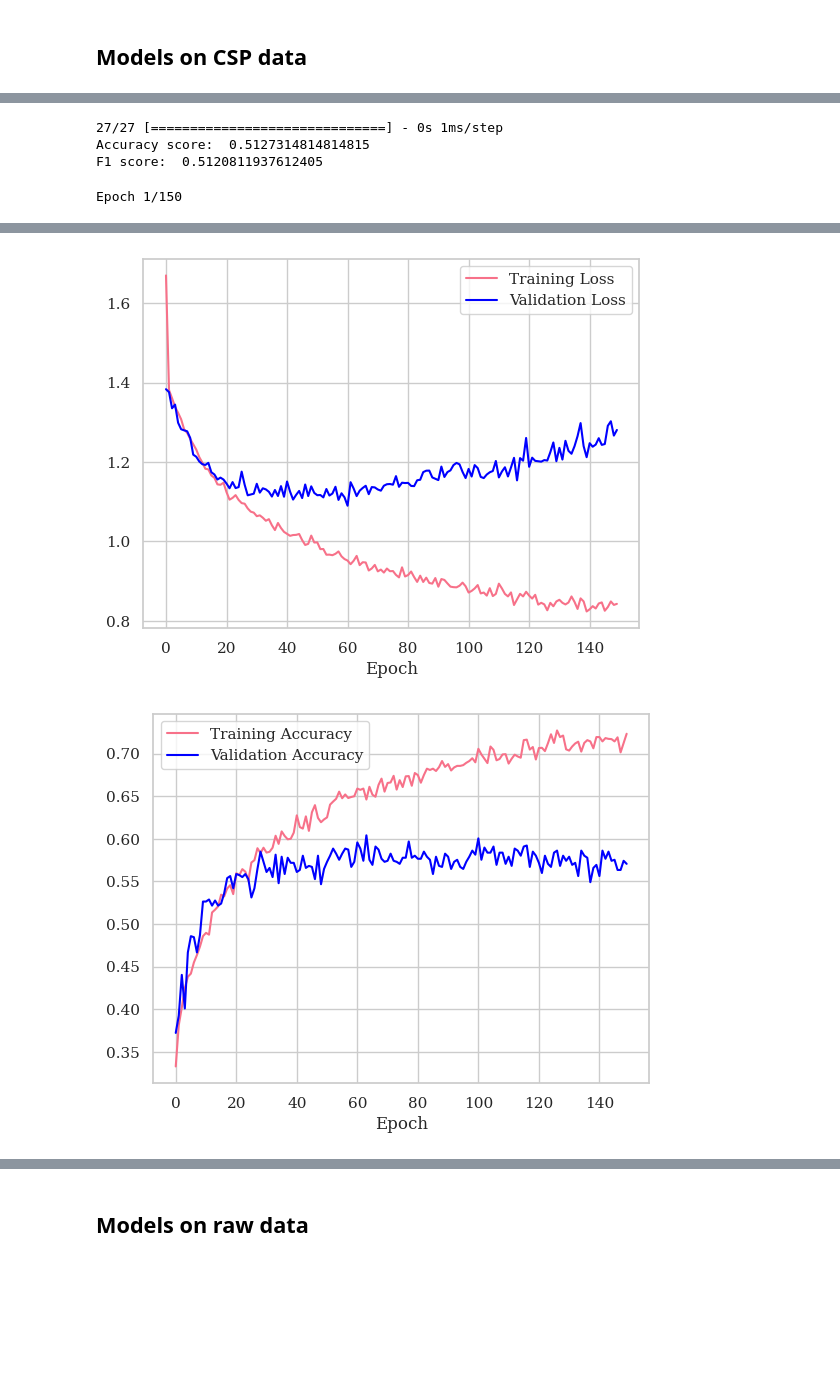
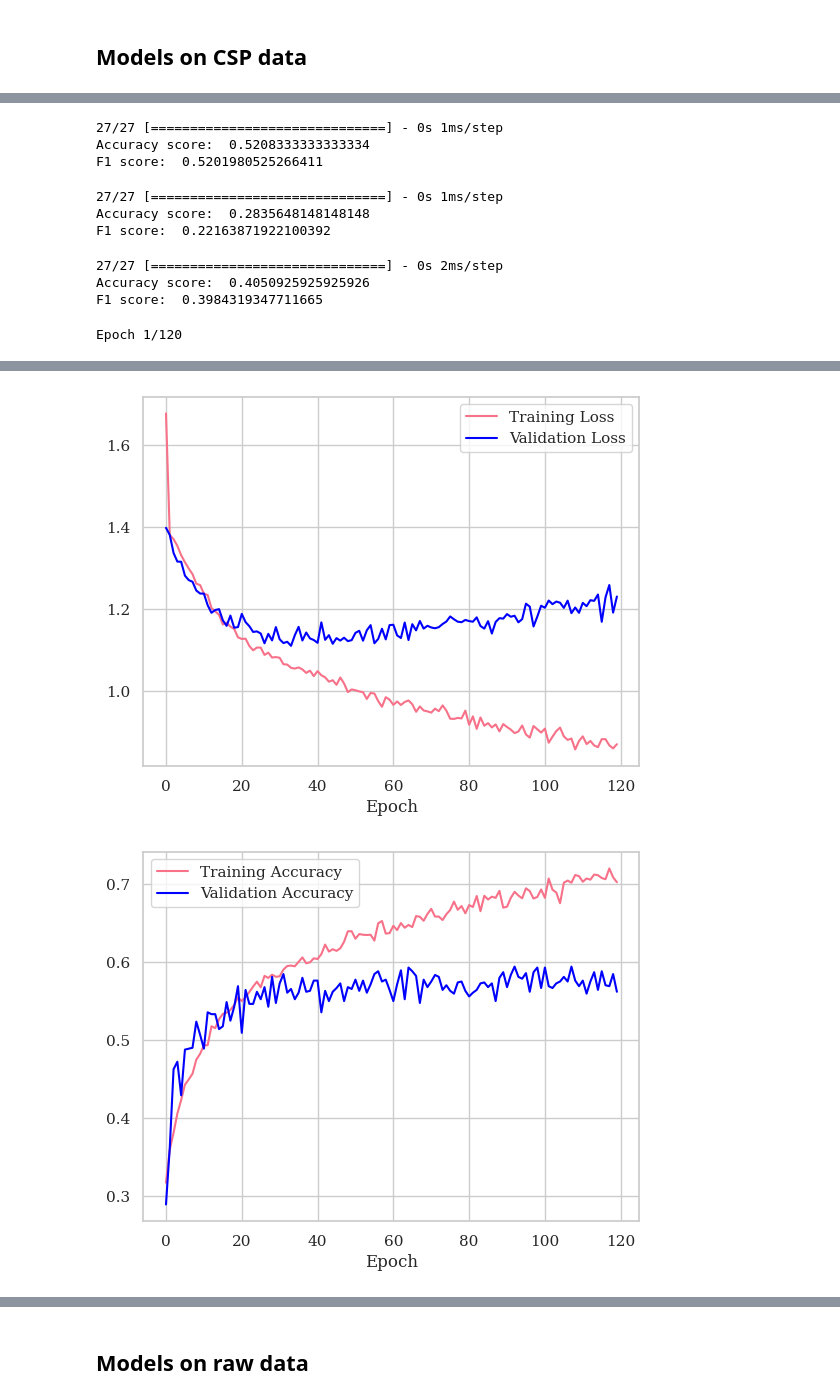
Before and after one commit to sam189239/EEG-MI-Benchmarking, a Jupyter notebook: code/bci_main_9+3.ipynb, the cells around one changed output, grey strips where cells are left out. Drawn from its saved outputs; the diff is of its cells as text; code cells hidden in the pictures; blank space fills up the shorter version.

```diff
--- a/code/bci_main_9+3.ipynb
+++ b/code/bci_main_9+3.ipynb
@@ -1125,3 +1138,5 @@ Epoch 150/150
+# %%
+mlp_csp = keras.models.load_model('models/mlp_csp.h5')
 # %%
 pred = mlp_csp.predict(X_TEST_CSP)
 print("Accuracy score: ", accuracy_score(np.argmax(y_out_test, 1), np.argmax(pred, axis=1)))
@@ -1156,11 +1188,29 @@ Epoch 150/150
+# %%
+cnn_csp = keras.models.load_model('models/cnn_csp.h5')
 # %%
 pred = cnn_csp.predict(X_TEST_CSP)
 print("Accuracy score: ", accuracy_score(np.argmax(y_out_test, 1), np.argmax(pred, axis=1)))
 print("F1 score: ", f1_score(np.argmax(y_out_test, 1), np.argmax(pred, axis=1), average='weighted'))
 # %% [output]
 27/27 [==============================] - 0s 1ms/step
-Accuracy score:  0.5127314814814815
-F1 score:  0.5120811937612405
+Accuracy score:  0.5208333333333334
+F1 score:  0.5201980525266411
+# %%
+pred = cnn_csp.predict(X_TEST_CSP_NOISE)
+print("Accuracy score: ", accuracy_score(np.argmax(y_out_test, 1), np.argmax(pred, axis=1)))
+print("F1 score: ", f1_score(np.argmax(y_out_test, 1), np.argmax(pred, axis=1), average='weighted'))
+# %% [output]
+27/27 [==============================] - 0s 1ms/step
+Accuracy score:  0.2835648148148148
+F1 score:  0.22163871922100392
+# %%
+pred = cnn_csp.predict(X_TEST_CSP_NOISE_2)
+print("Accuracy score: ", accuracy_score(np.argmax(y_out_test, 1), np.argmax(pred, axis=1)))
+print("F1 score: ", f1_score(np.argmax(y_out_test, 1), np.argmax(pred, axis=1), average='weighted'))
+# %% [output]
+27/27 [==============================] - 0s 2ms/step
+Accuracy score:  0.4050925925925926
+F1 score:  0.3984319347711665
 # %%
 def build_convlstm_classifier(input_shape, num_layers=1, lr=0.001):
     classifier = Sequential()
@@ -1189,6 +1239,6 @@ def build_convlstm_classifier(input_shape, num_layers=1, lr=0.001):
     return classifier
 # %%
 convlstm_csp = build_convlstm_classifier(input_shape = (64, 1, 1), num_layers = 1)
-convlstm_csp, convlstm_csp_results = CV_train(convlstm_csp, X_CSP, X_TEST_CSP, convlstm = True, n_epochs=150)
+convlstm_csp, convlstm_csp_results = CV_train(convlstm_csp, X_CSP, X_TEST_CSP, convlstm = True, n_epochs=120)
 # %% [output]
-Epoch 1/150
+Epoch 1/120
@@ -1212,2 +1262,2 @@ WARNING:tensorflow:Model was constructed with shape (None, 64, 1, 1) for input K
-[figure, old version]
+[figure, new version]
-[figure, old version]
+[figure, new version]
```
Also changed, not shown: parts of 23 cells of this notebook, 10 other files.
